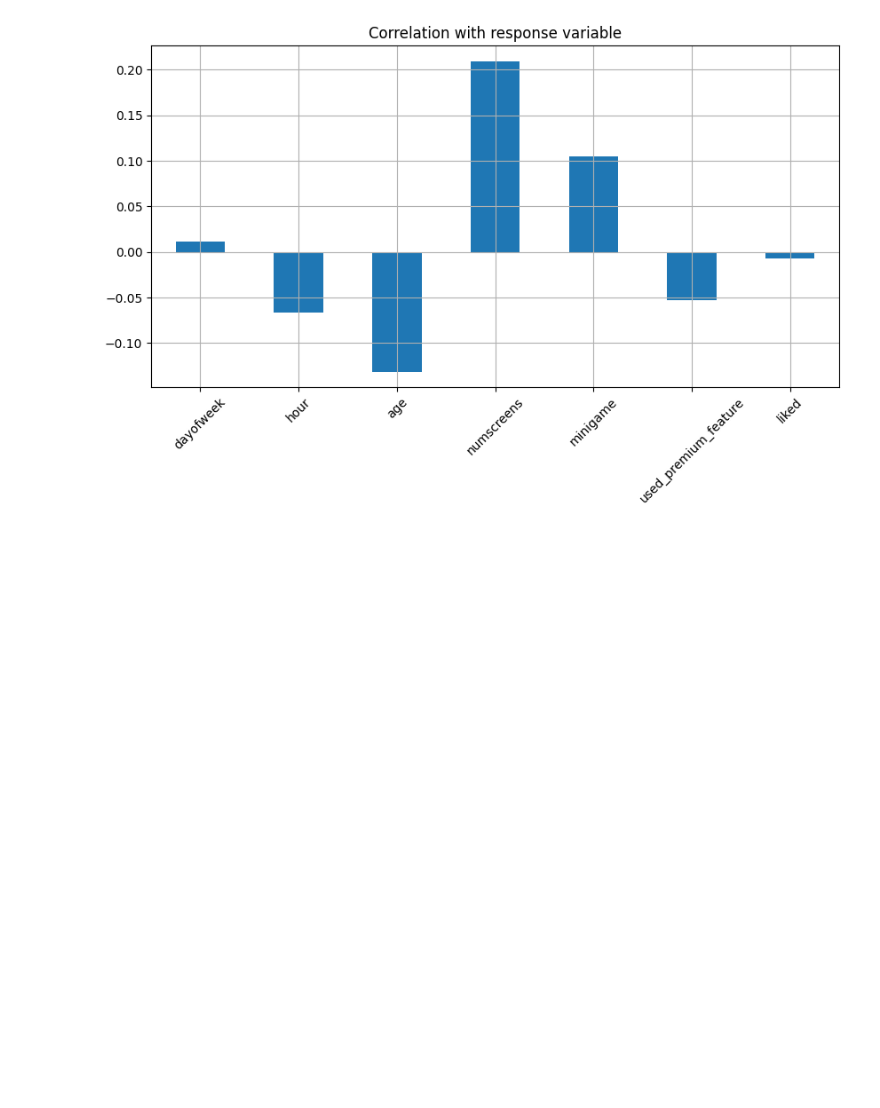
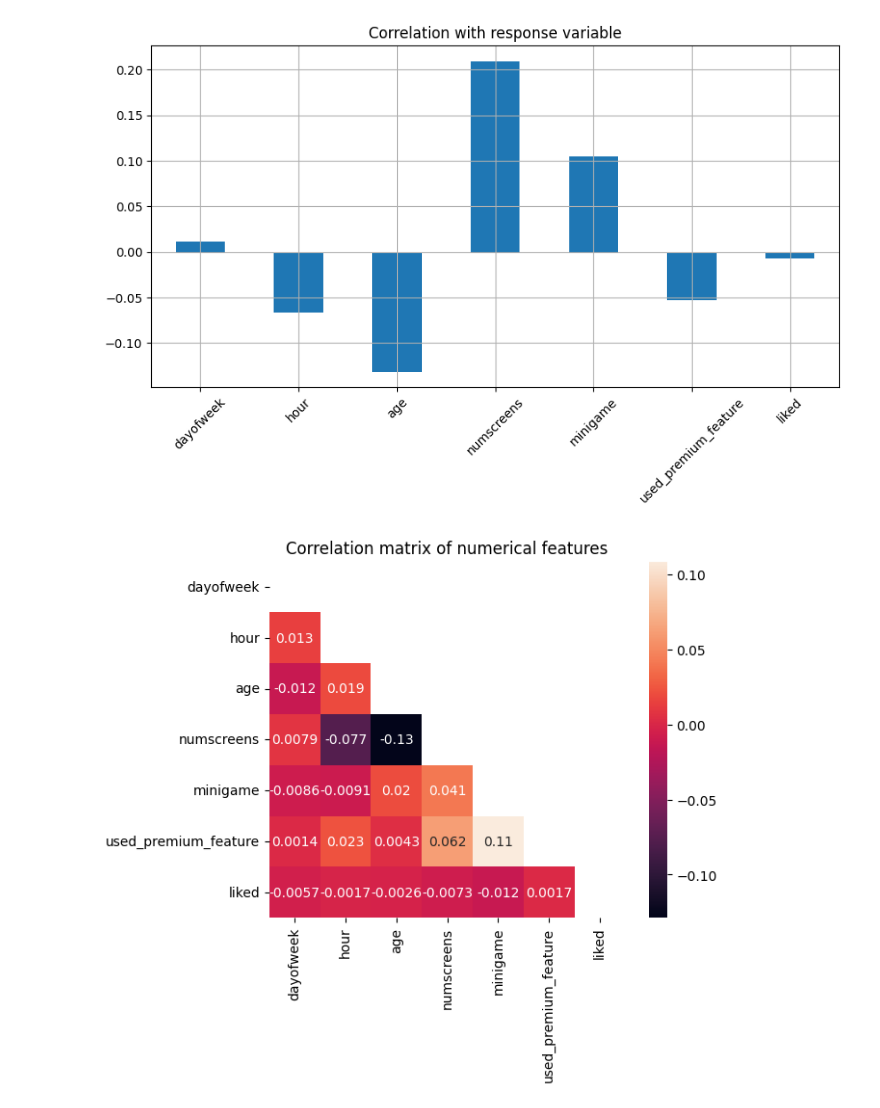
Before and after one commit to IMMRM/AppSubsAnalyser, a Jupyter notebook: Notebooks/BasicAnalysis.ipynb, the cells around one changed output. Cells and saved outputs as stored; diff of their text form; code cells hidden in the pictures; blank space fills up the shorter version.

```diff
--- a/Notebooks/BasicAnalysis.ipynb
+++ b/Notebooks/BasicAnalysis.ipynb
@@ -106,3 +108,12 @@ dataset_num.corrwith(dataset['enrolled']).plot.bar(figsize=(10,5),
 plt.show()
 # %% [output]
 [figure]
+# %%
+corr_num=dataset_num.corr()
+#Creating mask
+mask=np.triu(np.ones_like(corr_num))
+sns.heatmap(corr_num,annot=True,square=True,mask=mask)
+plt.title("Correlation matrix of numerical features")
+plt.show()
+# %% [output]
+[figure, added]
```
Also changed, not shown: parts of 15 cells of this notebook.
